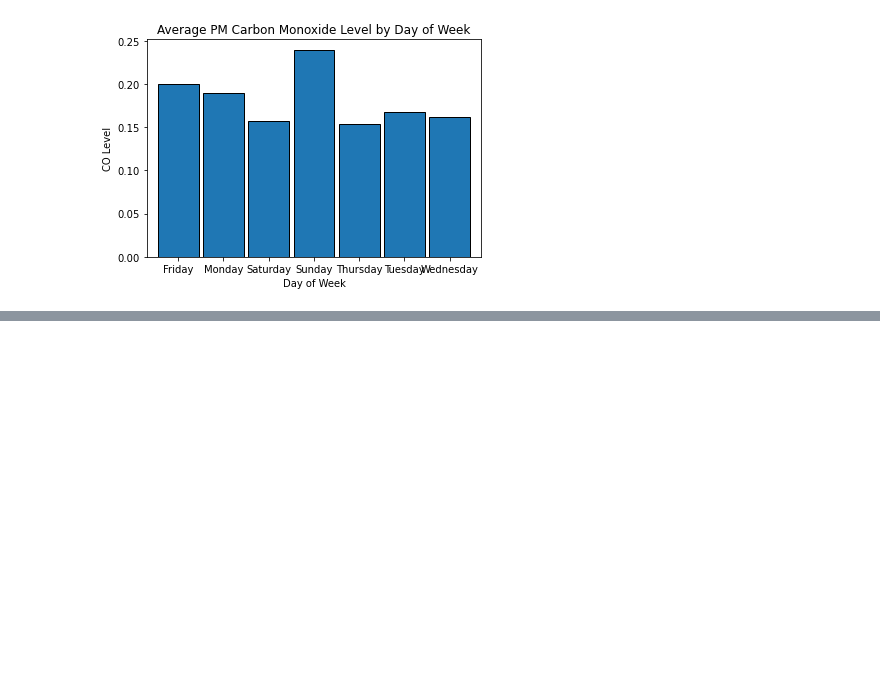
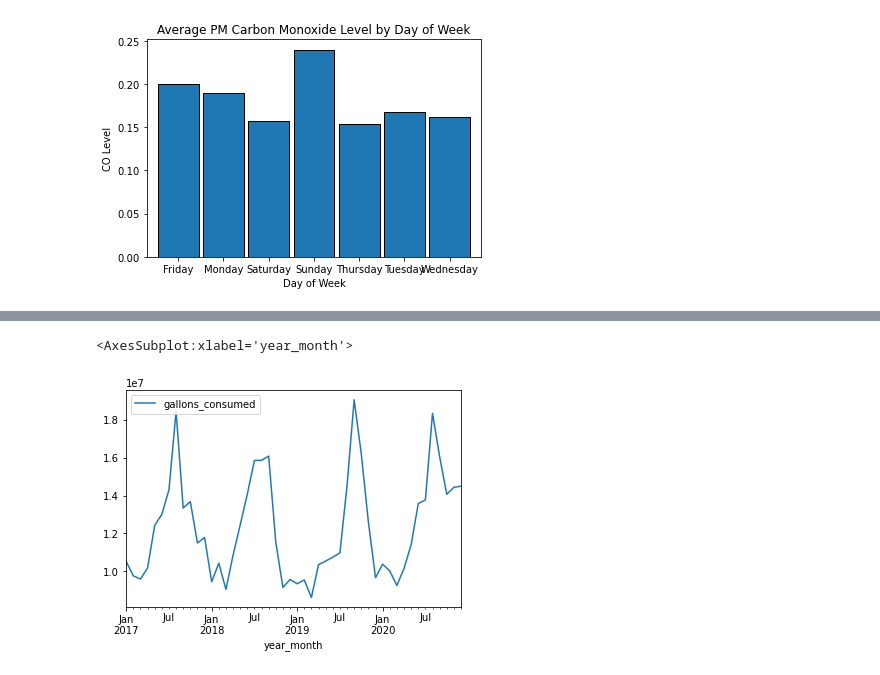
Before and after one commit to slc-data/2021-datathon, a Jupyter notebook: workbooks/sam/datathon.ipynb, the cells around one changed output, grey strips where cells are left out. Saved outputs shown, nothing was run; the diff lists cells and outputs as text; code cells hidden in the pictures; blank space fills up the shorter version.

```diff
--- a/workbooks/sam/datathon.ipynb
+++ b/workbooks/sam/datathon.ipynb
@@ -437,0 +212,8 @@ ax.set(title='Average PM Carbon Monoxide Level by Day of Week', xlabel='Day of W
+# %%
+# Sum of monthly water consumption each month over 4 years
+
+saws_month_year_sum = saws_df.set_index('year_month').resample('M').sum().drop(columns = ['zipcode'])
+saws_month_year_sum.plot()
+# %% [output]
+<AxesSubplot:xlabel='year_month'>
+[figure, added]
```
Also changed, not shown: parts of 55 cells of this notebook, 1 other file.
